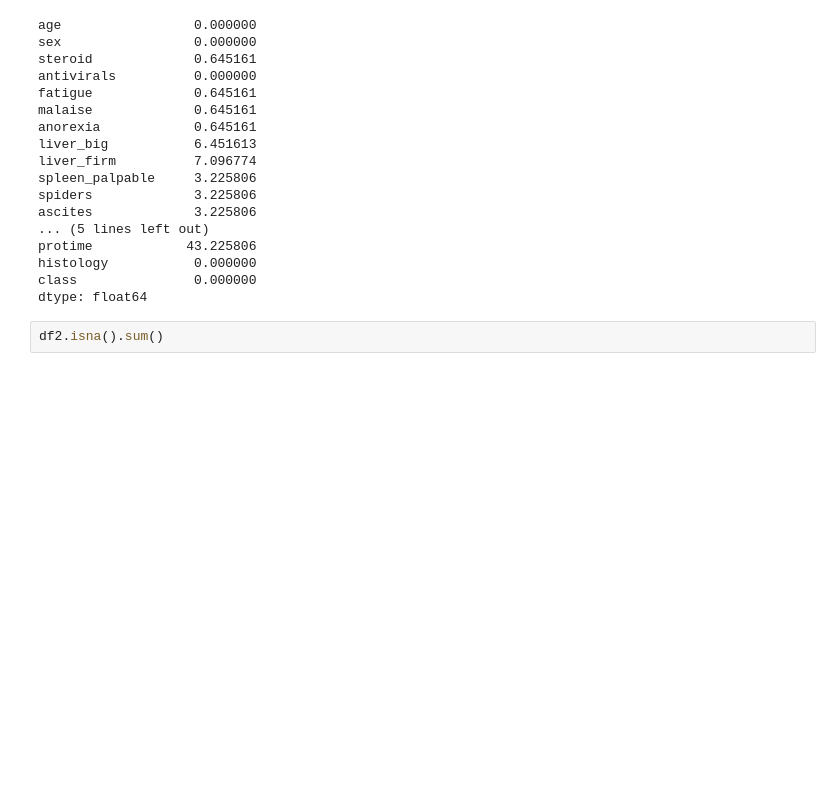
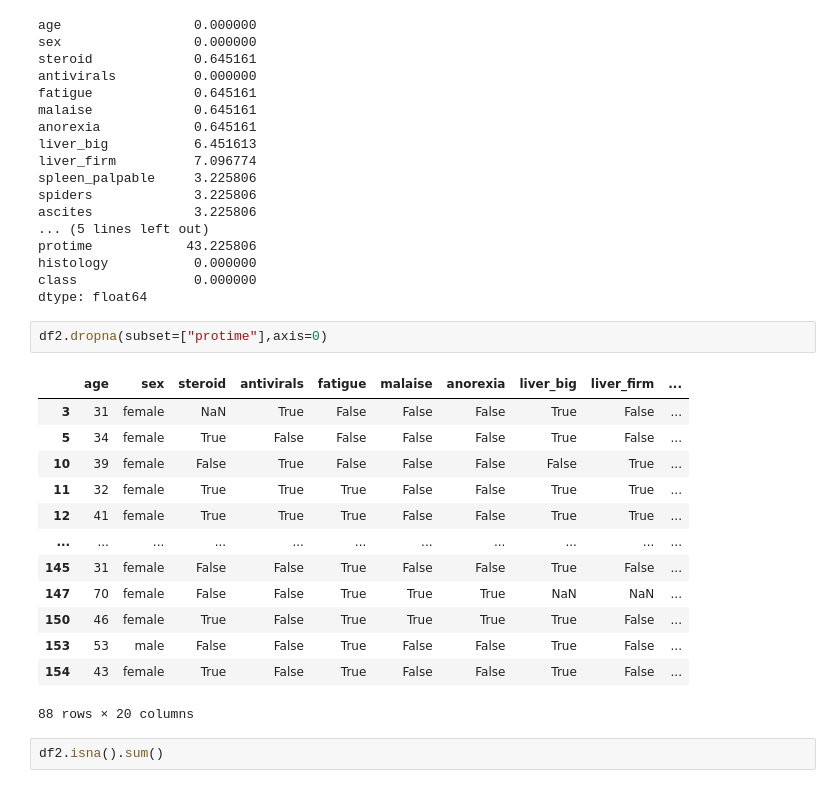
Before and after one commit to Prav2507/MySQL_Tamil, a Jupyter notebook: Praveen.ipynb, the cells around one changed output. Cells and saved outputs as stored; diff of their text form; blank space fills up the shorter version.

```diff
--- a/Praveen.ipynb
+++ b/Praveen.ipynb
@@ -146,6 +146,22 @@ protime            43.225806
 histology           0.000000
 class               0.000000
 dtype: float64
+# %%
+df2.dropna(subset=["protime"],axis=0)
+# %% [output]
+|  | age | sex | steroid | antivirals | fatigue | malaise | anorexia | liver_big | liver_firm | ... |
+| 3 | 31 | female | NaN | True | False | False | False | True | False | ... |
+| 5 | 34 | female | True | False | False | False | False | True | False | ... |
+| 10 | 39 | female | False | True | False | False | False | False | True | ... |
+| 11 | 32 | female | True | True | True | False | False | True | True | ... |
+| 12 | 41 | female | True | True | True | False | False | True | True | ... |
+| ... | ... | ... | ... | ... | ... | ... | ... | ... | ... | ... |
+| 145 | 31 | female | False | False | True | False | False | True | False | ... |
+| 147 | 70 | female | False | False | True | True | True | NaN | NaN | ... |
+| 150 | 46 | female | True | False | True | True | True | True | False | ... |
+| 153 | 53 | male | False | False | True | False | False | True | False | ... |
+| 154 | 43 | female | True | False | True | False | False | True | False | ... |
+88 rows × 20 columns
 # %%
 df2.isna().sum()
 # %% [output]
```
